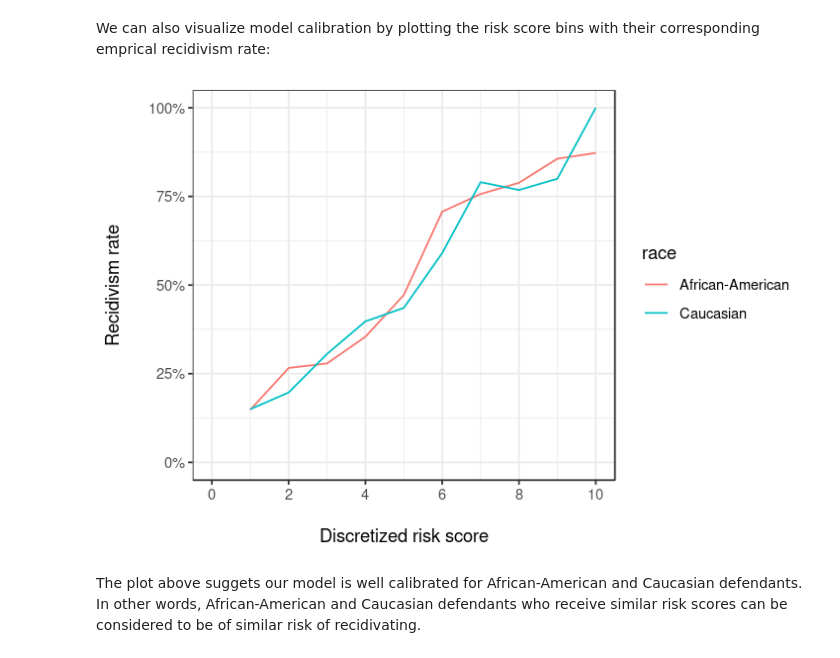
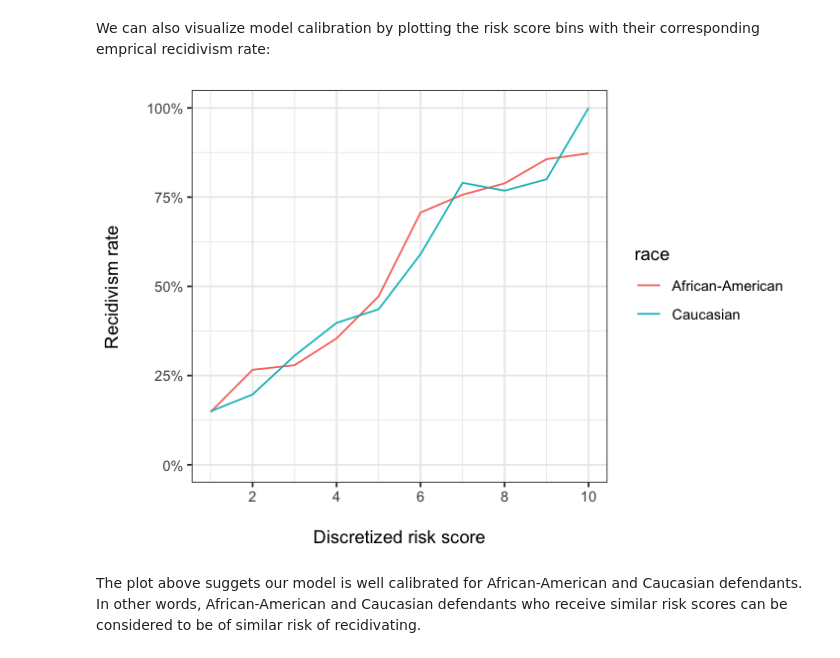
Before and after one commit to stanford-policylab/law-order-algo, a Jupyter notebook: notebooks/week-7-fairness_1-answers.ipynb, the cells around one changed output. Saved outputs shown, nothing was run; the diff lists cells and outputs as text; code cells hidden in the pictures.

```diff
--- a/notebooks/week-7-fairness_1-answers.ipynb
+++ b/notebooks/week-7-fairness_1-answers.ipynb
@@ -123,14 +129,14 @@ We can also visualize model calibration by plotting the risk score bins with the
 # %%
 # Calibration plot
 ggplot(calibration_by_race,
        aes(x = predicted_risk_score, y = recidivism_rate, color = race)) +
     geom_line() +
     scale_y_continuous(labels = scales::percent_format(1), limits = c(0, 1))+
-    scale_x_continuous(breaks = seq(0, 10, 2), limits = c(0, 10))+
+    scale_x_continuous(breaks = seq(0, 10, 2), limits = c(1, 10))+
     labs(x = "\nDiscretized risk score",
          y = "Recidivism rate\n")
 # %% [output]
-[figure, old version]
+[figure, new version]
 # %% [markdown]
 The plot above suggets our model is well calibrated for African-American and Caucasian defendants.
 In other words, African-American and Caucasian defendants who receive similar risk scores can be considered to be of similar risk of recidivating.
```
Also changed, not shown: parts of 8 cells of this notebook, 1 other file.
